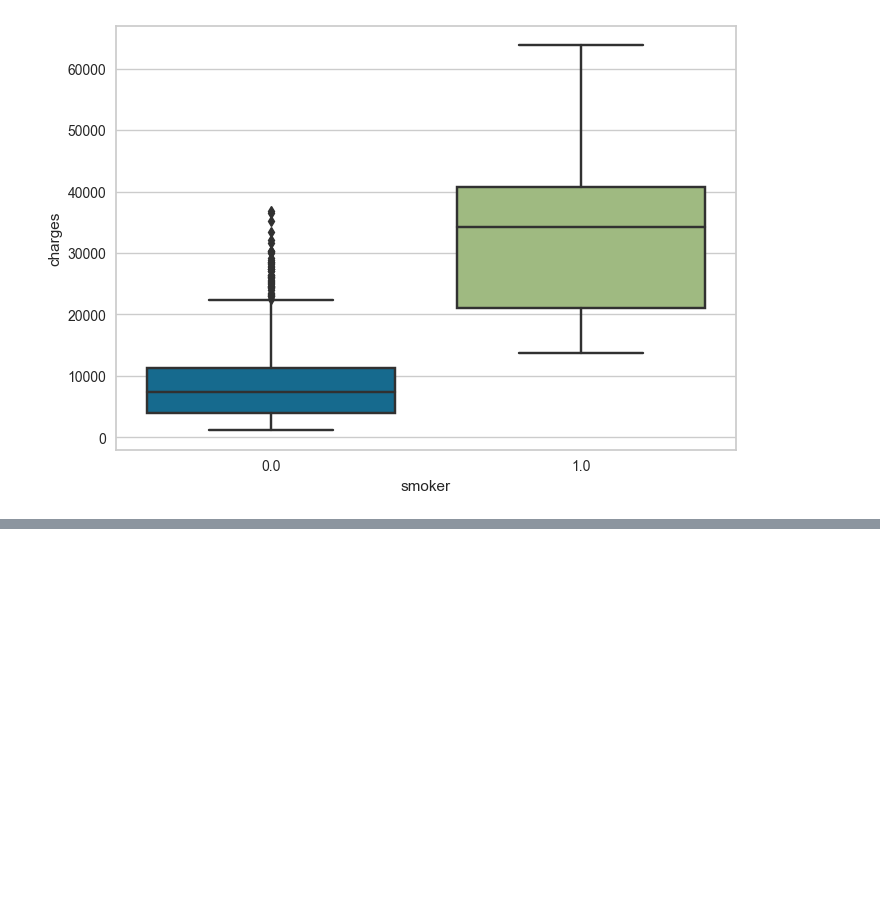
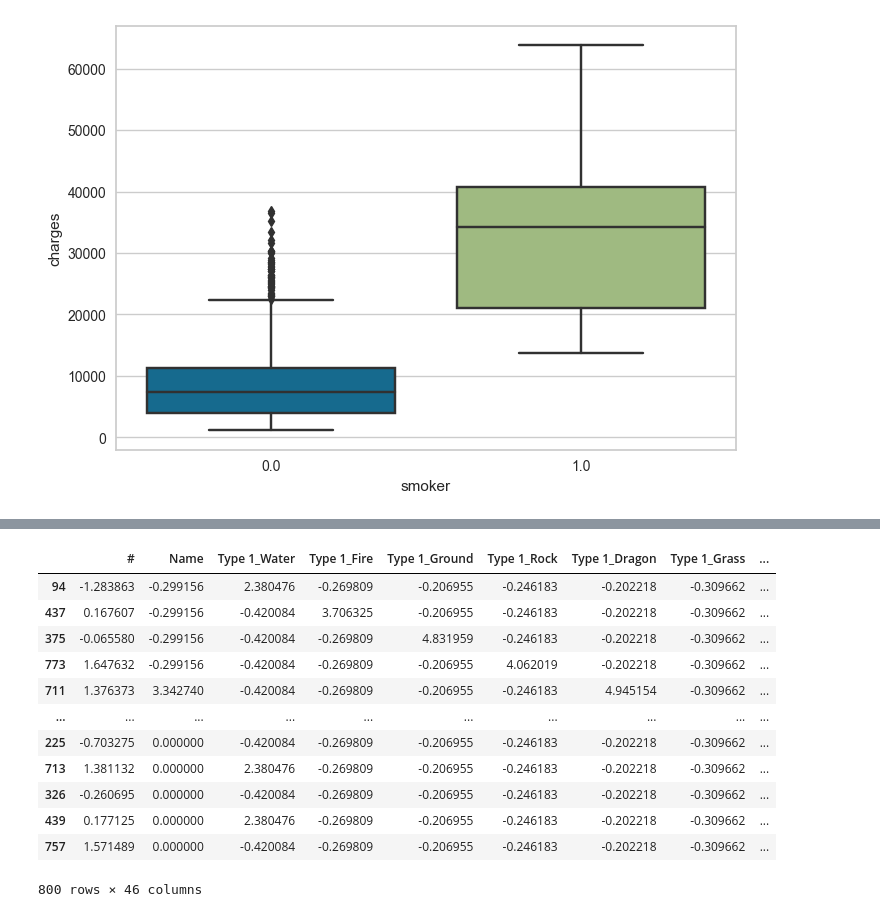
Before and after one commit to aleuse/pycaret, a Jupyter notebook: pycaret.ipynb, the cells around one changed output, grey strips where cells are left out. Saved outputs shown, nothing was run; the diff lists cells and outputs as text; code cells hidden in the pictures; blank space fills up the shorter version.

```diff
--- a/pycaret.ipynb
+++ b/pycaret.ipynb
@@ -805,0 +821,3 @@ sns.boxplot(data=exp.dataset_transformed, x='smoker', y='charges')
+# %%
+from pycaret.datasets import get_data
+pokemon = get_data('pokemon')
@@ -805,0 +831,3 @@ sns.boxplot(data=exp.dataset_transformed, x='smoker', y='charges')
+# %%
+from pycaret.classification import *
+exp = setup(data = pokemon, target = 'Legendary', session_id=42, normalize = True)
@@ -805,0 +852,16 @@ sns.boxplot(data=exp.dataset_transformed, x='smoker', y='charges')
+# %%
+exp.X_transformed
+# %% [output]
+|  | # | Name | Type 1_Water | Type 1_Fire | Type 1_Ground | Type 1_Rock | Type 1_Dragon | Type 1_Grass | ... |
+| 94 | -1.283863 | -0.299156 | 2.380476 | -0.269809 | -0.206955 | -0.246183 | -0.202218 | -0.309662 | ... |
+| 437 | 0.167607 | -0.299156 | -0.420084 | 3.706325 | -0.206955 | -0.246183 | -0.202218 | -0.309662 | ... |
+| 375 | -0.065580 | -0.299156 | -0.420084 | -0.269809 | 4.831959 | -0.246183 | -0.202218 | -0.309662 | ... |
+| 773 | 1.647632 | -0.299156 | -0.420084 | -0.269809 | -0.206955 | 4.062019 | -0.202218 | -0.309662 | ... |
+| 711 | 1.376373 | 3.342740 | -0.420084 | -0.269809 | -0.206955 | -0.246183 | 4.945154 | -0.309662 | ... |
+| ... | ... | ... | ... | ... | ... | ... | ... | ... | ... |
+| 225 | -0.703275 | 0.000000 | -0.420084 | -0.269809 | -0.206955 | -0.246183 | -0.202218 | -0.309662 | ... |
+| 713 | 1.381132 | 0.000000 | 2.380476 | -0.269809 | -0.206955 | -0.246183 | -0.202218 | -0.309662 | ... |
+| 326 | -0.260695 | 0.000000 | -0.420084 | -0.269809 | -0.206955 | -0.246183 | -0.202218 | -0.309662 | ... |
+| 439 | 0.177125 | 0.000000 | 2.380476 | -0.269809 | -0.206955 | -0.246183 | -0.202218 | -0.309662 | ... |
+| 757 | 1.571489 | 0.000000 | -0.420084 | -0.269809 | -0.206955 | -0.246183 | -0.202218 | -0.309662 | ... |
+800 rows × 46 columns
```
Also changed, not shown: parts of 5 cells of this notebook, 1 other file.
